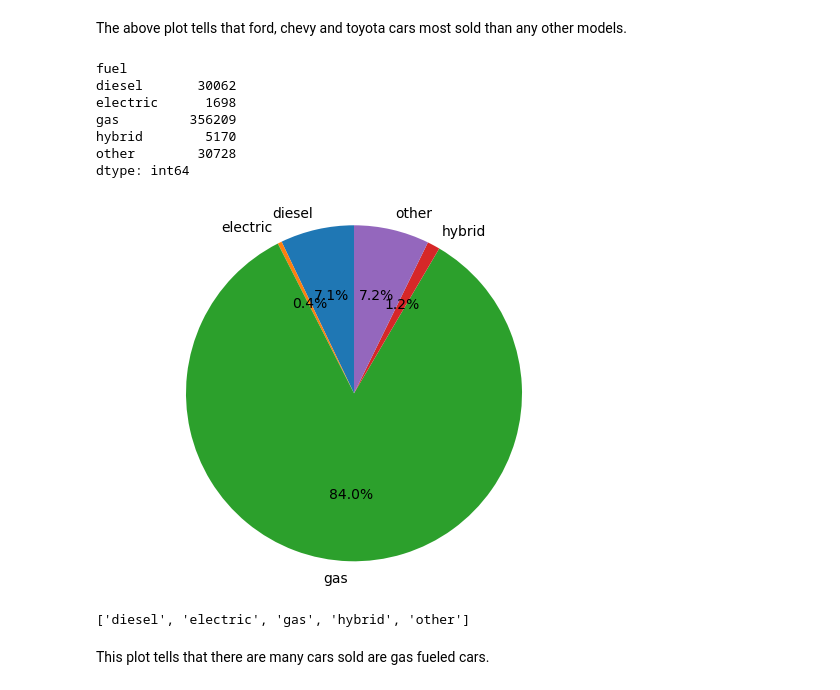
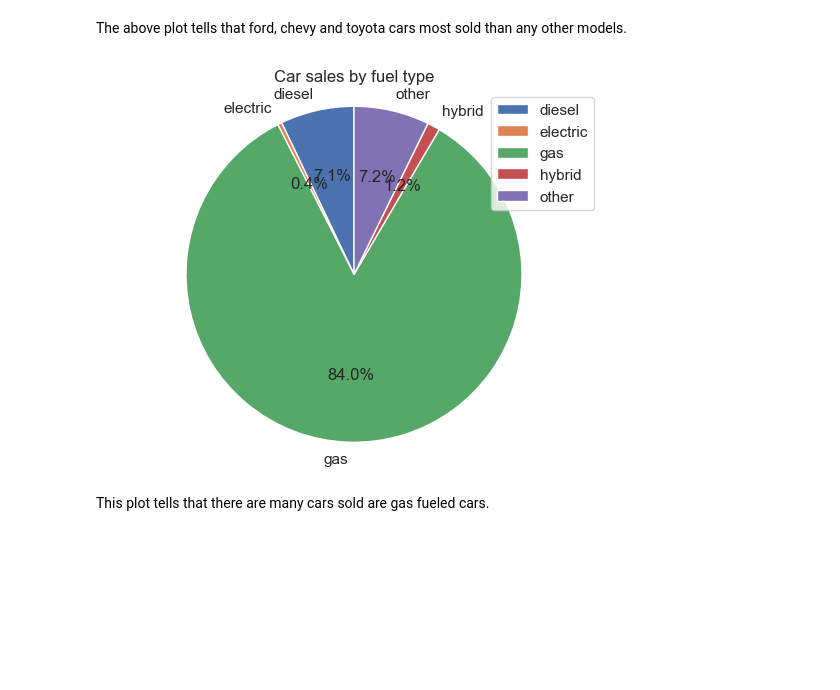
Before and after one commit to trguduru/car_price_prediction, a Jupyter notebook: prompt_II.ipynb, the cells around one changed output. Saved outputs shown, nothing was run; the diff lists cells and outputs as text; code cells hidden in the pictures; blank space fills up the shorter version.

Commit message:
added images and improved models

```diff
--- a/prompt_II.ipynb
+++ b/prompt_II.ipynb
@@ -118,22 +118,14 @@ plt.show()
 The above plot tells that ford, chevy and toyota cars most sold than any other models.
 # %%
 data = cars.groupby('fuel').size()
-print(data)
 labels=['diesel','electric', 'gas', 'hybrid', 'other']
 plt.pie(data, labels=labels, autopct='%1.1f%%', startangle=90)
 plt.axis('equal')
+plt.title('Car sales by fuel type')
+plt.legend()
 plt.show()
-print(labels)
 # %% [output]
-fuel
-diesel       30062
-electric      1698
-gas         356209
-hybrid        5170
-other        30728
-dtype: int64
-[figure, old version]
+[figure, new version]
-['diesel', 'electric', 'gas', 'hybrid', 'other']
 # %% [markdown]
 This plot tells that there are many cars sold are gas fueled cars.
 # %%
```
Also changed, not shown: parts of 67 cells of this notebook, 18 other files.
